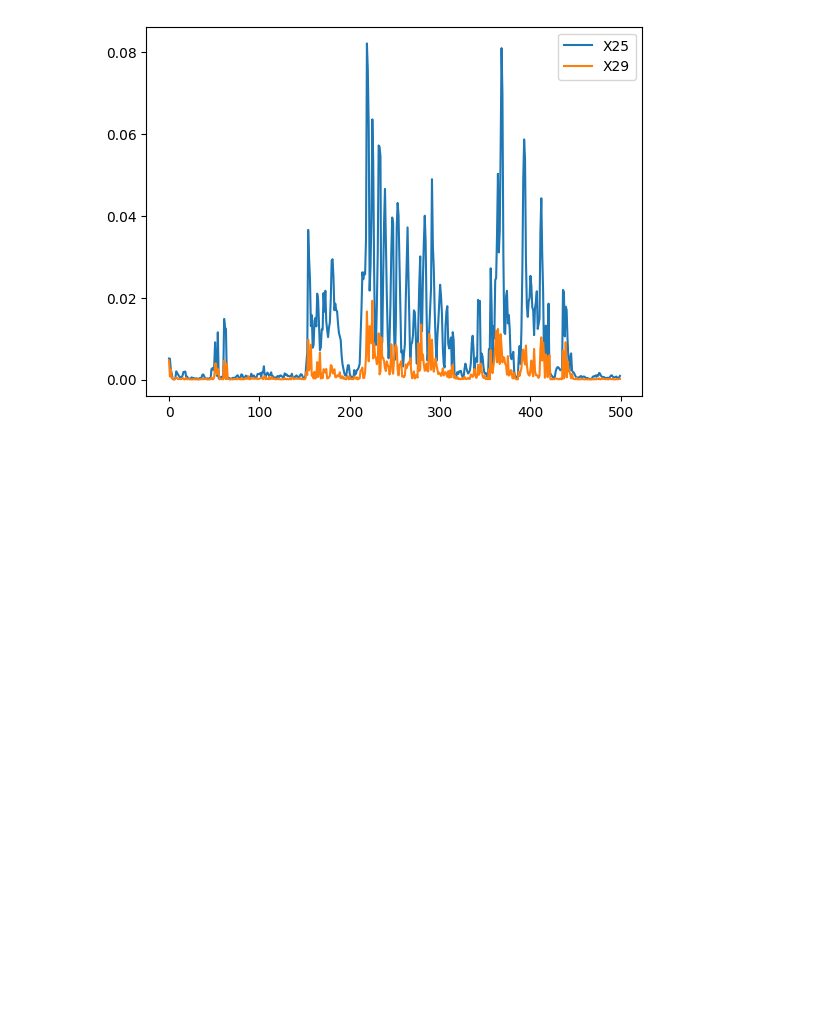
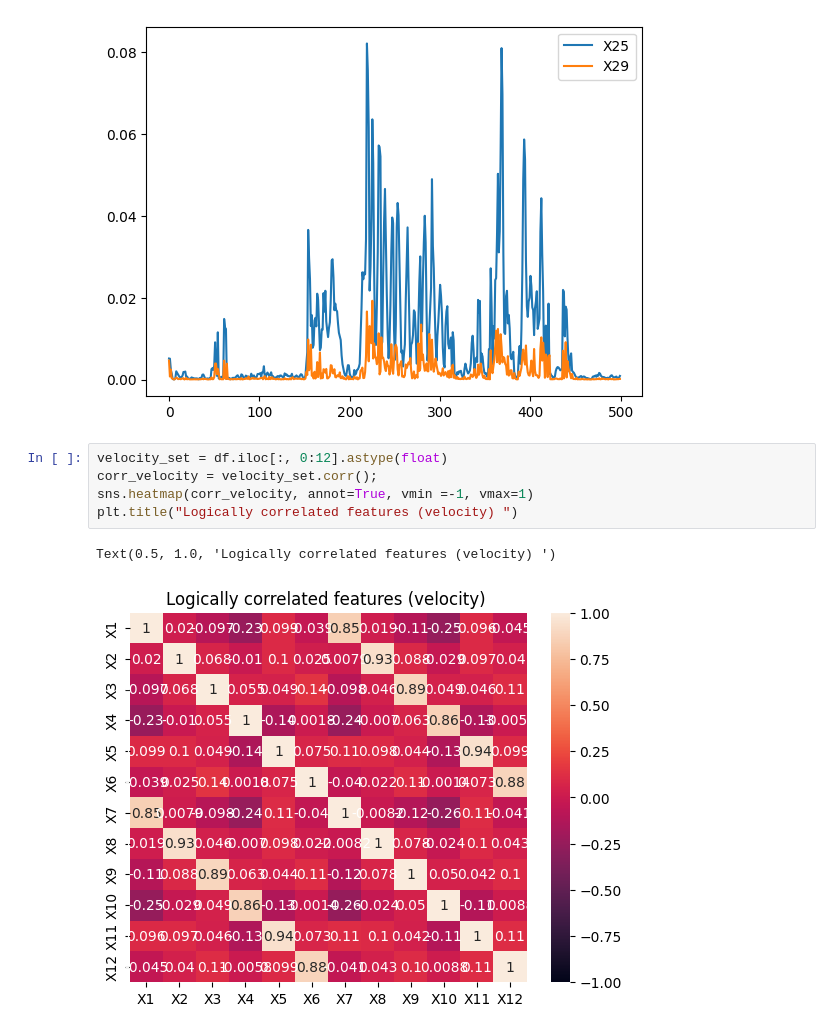
Before and after one commit to 4yala/NotebooksML, a Jupyter notebook: HandGesture.ipynb, the cells around one changed output. Cells and saved outputs as stored; diff of their text form; blank space fills up the shorter version.

```diff
--- a/HandGesture.ipynb
+++ b/HandGesture.ipynb
@@ -62,3 +73,11 @@ plt.legend()
 # %% [output]
 <matplotlib.legend.Legend at 0x...>
 [figure]
+# %%
+velocity_set = df.iloc[:, 0:12].astype(float)
+corr_velocity = velocity_set.corr();
+sns.heatmap(corr_velocity, annot=True, vmin =-1, vmax=1)
+plt.title("Logically correlated features (velocity) ")
+# %% [output]
+Text(0.5, 1.0, 'Logically correlated features (velocity) ')
+[figure, added]
```
Also changed, not shown: parts of 19 cells of this notebook.
